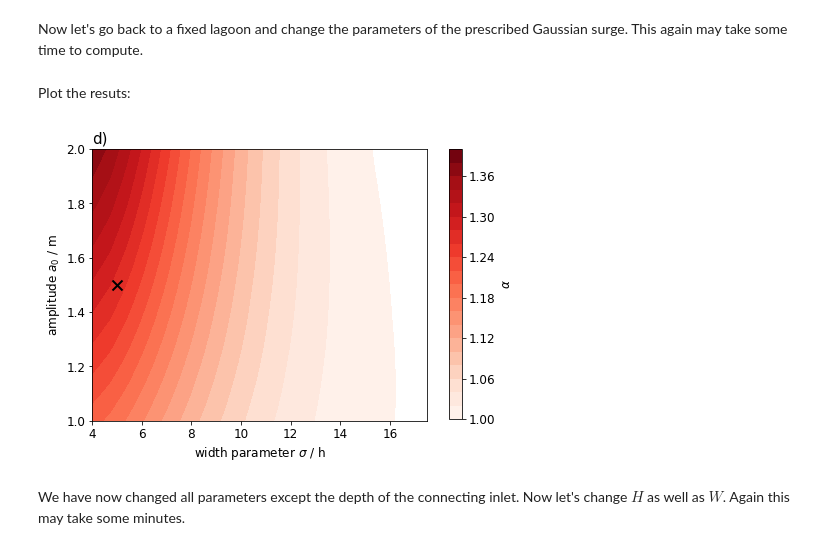
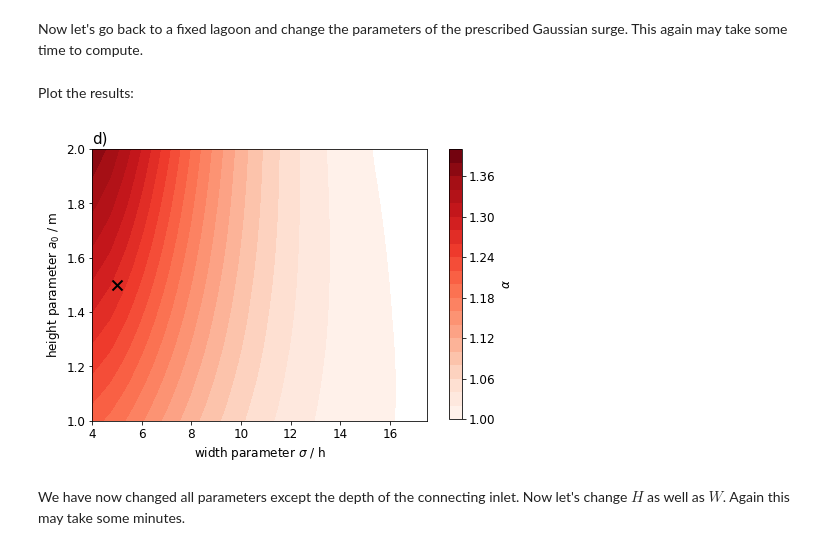
Before and after one commit to MarvinLorenz/Lagoon_surge_model, a Jupyter notebook: Lagoon_surges.ipynb, the cells around one changed output. Drawn from its saved outputs; the diff is of its cells as text; code cells hidden in the pictures.

```diff
--- a/Lagoon_surges.ipynb
+++ b/Lagoon_surges.ipynb
@@ -79,5 +79,5 @@ Now we will change the width to area ratio ($A$ will be kept constant, $W$ will
 # %%
-SLR=np.array([0.0,0.2,0.4,0.6,0.8,1.0,1.2,1.4,1.6]) #m considered SLR in the simulations
+SLR=np.array([0.0,0.2,0.4,0.6,0.8,1.0,1.2,1.4,1.5]) #m considered SLR in the simulations
 A=1e09
 H=2.0
 W_ar = np.array([50.0,75.0,100.0,150.0,200.0,300.0,400.0,500.0,750.0,1000.0,1250.0,1500.0,1750.0,2000.0,
@@ -157,26 +157,26 @@ for i in np.arange(len(Amps)):
         slope_Gauss, intercep, _,eta_result,_,_ = model(A,H,W,z_0,dt,T_max,eta_0,SLR=SLR,Regression=True)
         Gauss_slopes_ar[i,j] = slope_Gauss
 # %% [markdown]
-Plot the resuts:
+Plot the results:
 # %%
 import matplotlib.pyplot as plt
 
 fig,ax=plt.subplots(1,1,figsize=(6,5))
 
 ax.set_title('d)',loc='left',fontsize=15.0)
 sca = ax.contourf(widths_Gauss/3600.0,Amps,Gauss_slopes_ar, levels=(np.linspace(1.0,1.4,21)),cmap='Reds')
 #mark the surge from a) and c) simulations
 ax.scatter(5.0,1.5,c='k',marker='x',s=100.0,lw=2.0)
 ax.set_xlabel('width parameter $\sigma$ / h')
-ax.set_ylabel('amplitude $a_0$ / m')
+ax.set_ylabel('height parameter $a_0$ / m')
 
 axcolorbar=fig.add_axes([0.61, 0.13, 0.4, 0.75])
 axcolorbar.axis('off')
 plt.colorbar(sca,label='$\\alpha$',ax=axcolorbar)
 
 plt.show()
 # %% [output]
-[figure, old version]
+[figure, new version]
 # %% [markdown]
 We have now changed all parameters except the depth of the connecting inlet. Now let's change $H$ as well as $W$. Again this may take some minutes.
 # %%
```
Also changed, not shown: parts of 7 cells of this notebook.
